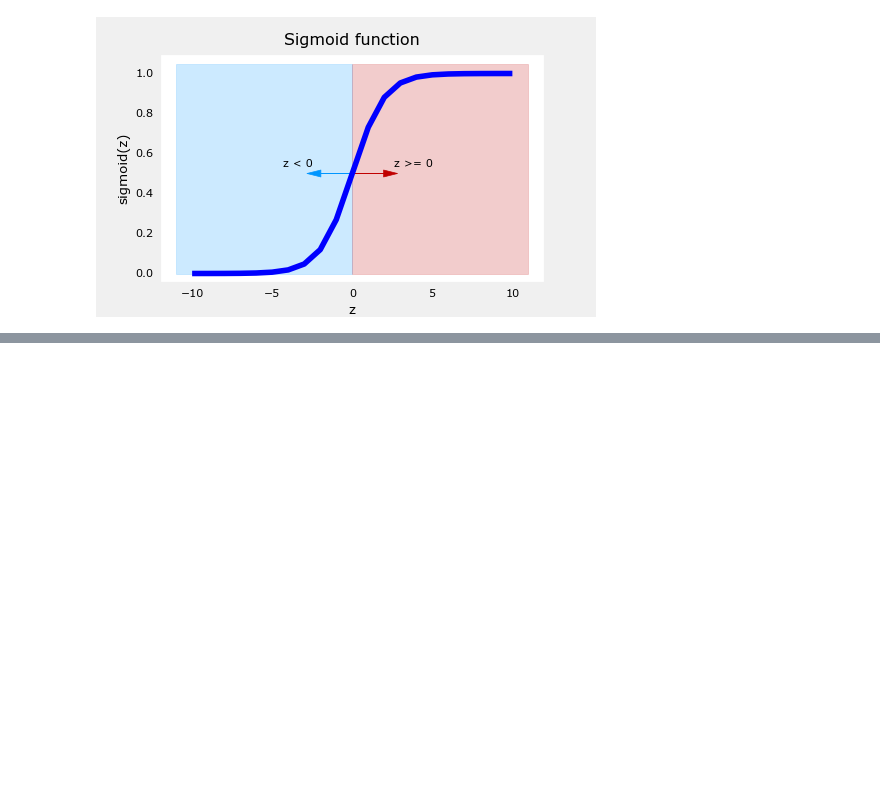
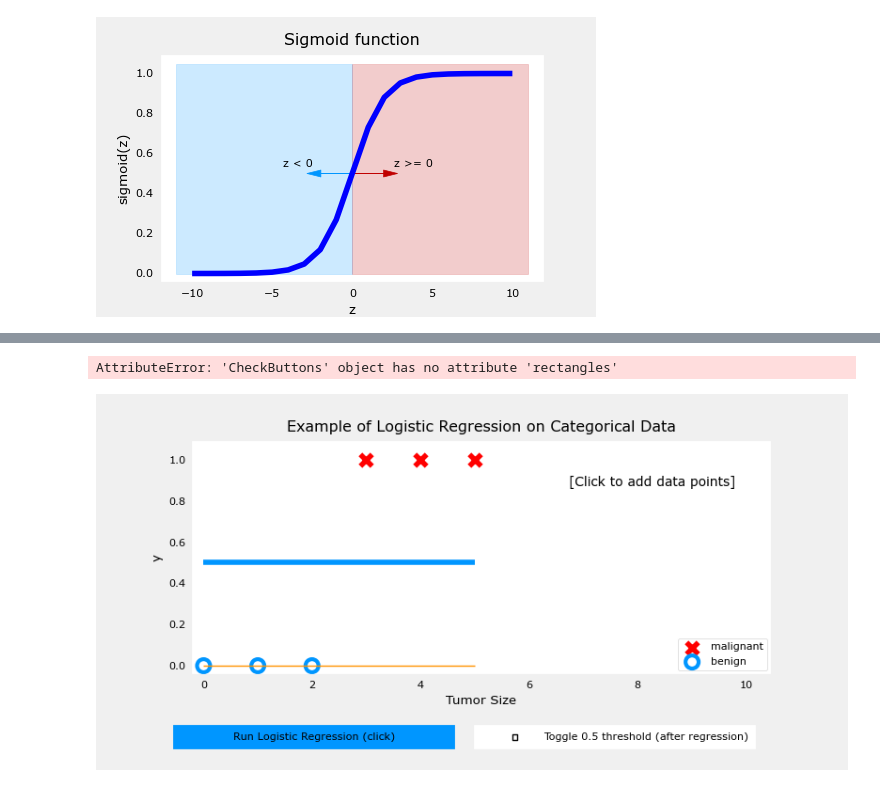
Before and after one commit to hiba77moh/logistic-regression--binary-classification-, a Jupyter notebook: 1-Sigmoid function and logistic regression.ipynb, the cells around one changed output, grey strips where cells are left out. Cells and saved outputs as stored; diff of their text form; code cells hidden in the pictures; blank space fills up the shorter version.

Commit message:
logistic regression example

```diff
--- a/1-Sigmoid function and logistic regression.ipynb
+++ b/1-Sigmoid function and logistic regression.ipynb
@@ -108,0 +117,6 @@ plt.show()
+# %%
+x_train = np.array([0, 1, 2, 3, 4, 5])
+y_train = np.array([0, 0, 0, 1, 1, 1])
+
+w_in = np.zeros((1))
+b_in = 0
@@ -108,0 +139,6 @@ plt.show()
+# %%
+plt.close('all')
+addpt = plt_one_addpt_onclick( x_train,y_train, w_in, b_in, logistic=True)
+# %% [output]
+AttributeError: 'CheckButtons' object has no attribute 'rectangles'
+[figure, added]
```
Also changed, not shown: parts of 5 cells of this notebook, 1 other file.
